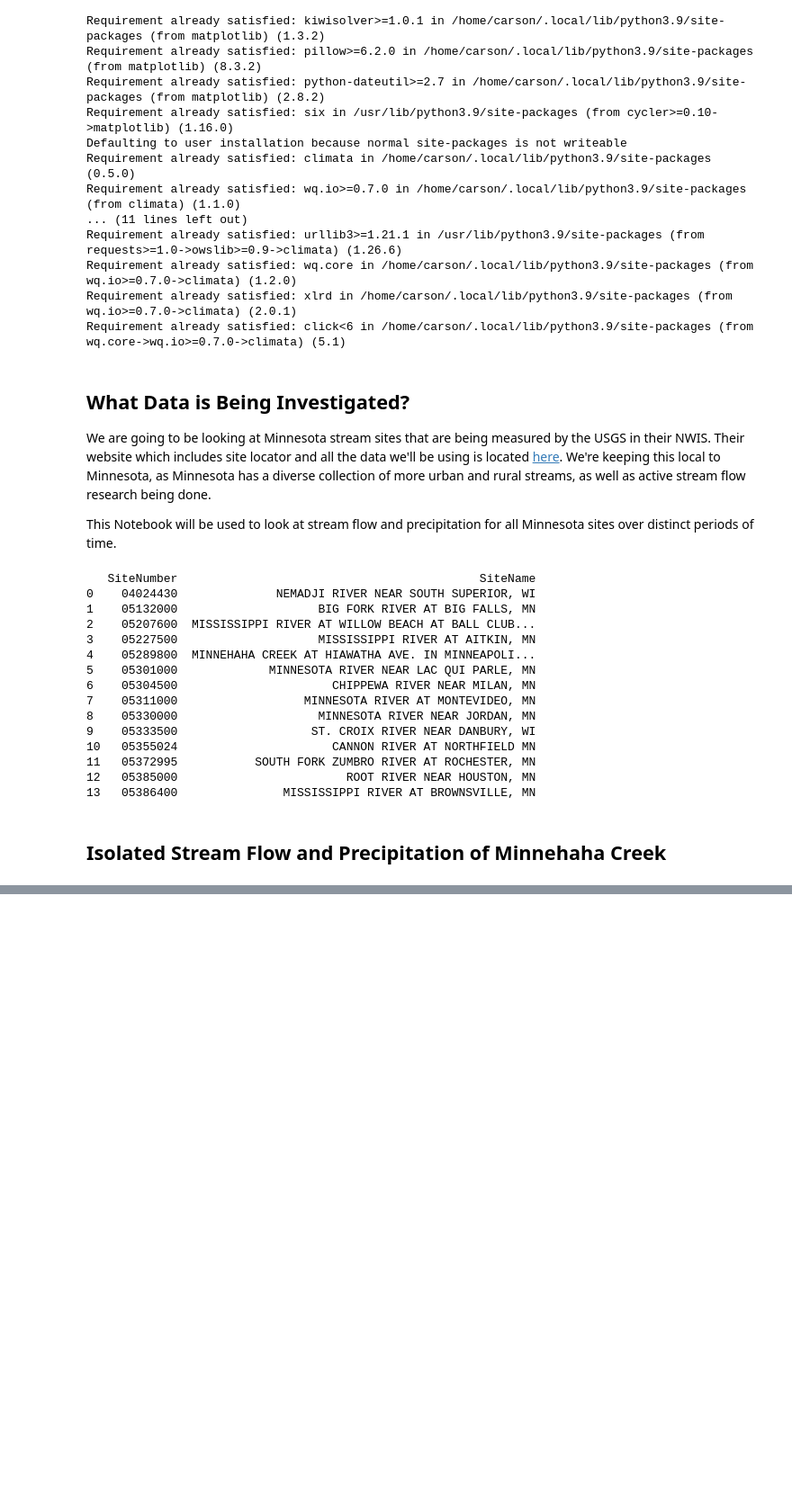
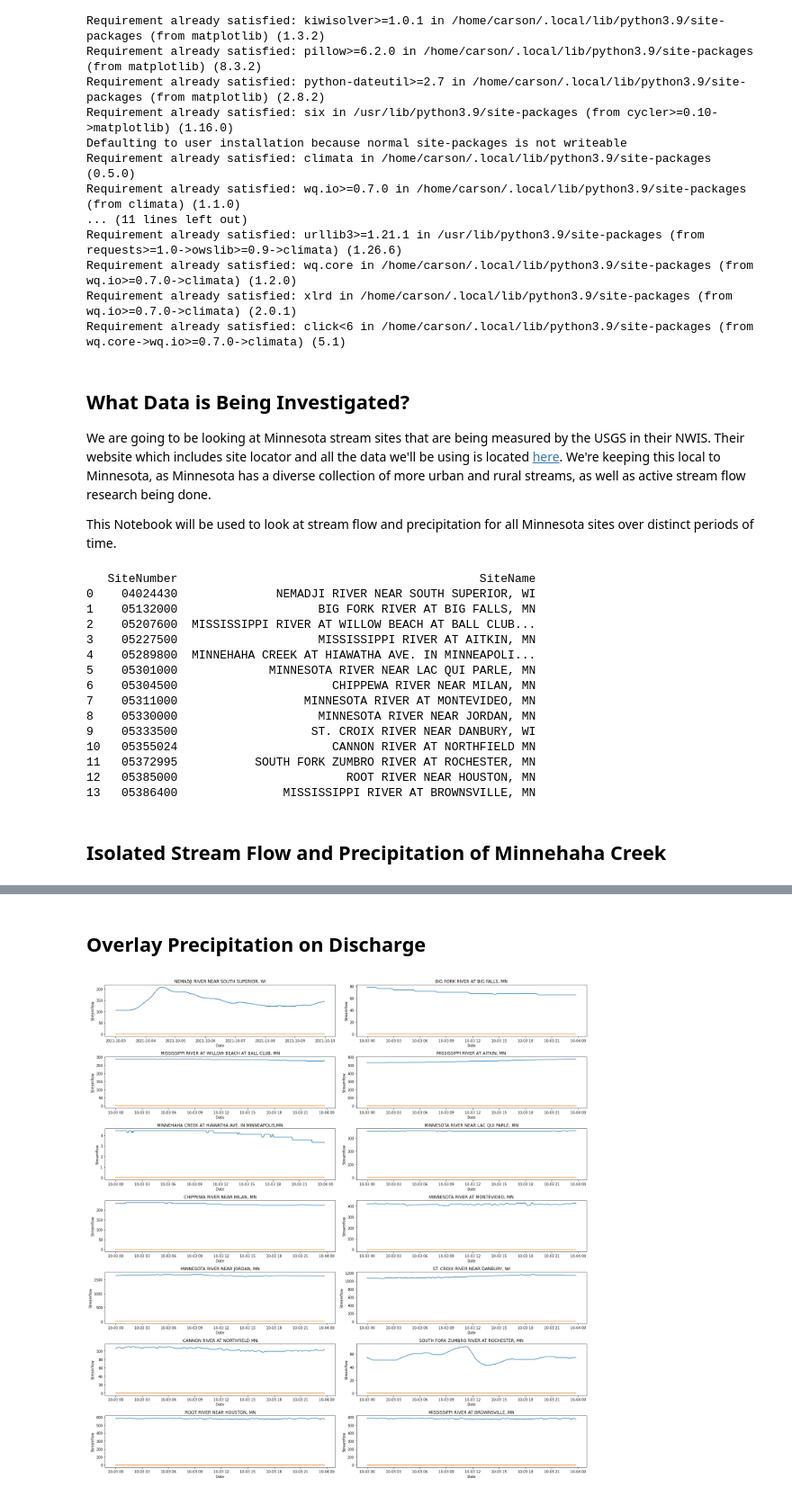
Before and after one commit to Carson-DeSotel/zumbro-flow-prediction, a Jupyter notebook: data-exploration.ipynb, the cells around one changed output, grey strips where cells are left out. Shown: that part at 90% size. Cells and saved outputs as stored; diff of their text form; code cells hidden in the pictures; blank space fills up the shorter version.

```diff
--- a/data-exploration.ipynb
+++ b/data-exploration.ipynb
@@ -141,0 +226,62 @@ data = response.json()
+# %% [markdown]
+## Overlay Precipitation on Discharge
+# %%
+'''
+    Overlay precipitation data over discharge data
+'''
+import matplotlib.pyplot as plt
+
+### Get all Site Codes and Names
+sites = pd.read_csv('sites.csv', converters = {'SiteNumber': lambda x: str(x)})
+sites = sites[['SiteNumber', 'SiteName']]
+
+fig, axes = plt.subplots(nrows = 7,
+                        ncols = 2,
+                        figsize = (20, 20))
+ax = axes.ravel()
+
+### define date range
+dates = [
+    '2021-10-03',
+    '2021-10-09'
+]
+
+### Go through rows in sites
+for index, row in sites.iterrows():
+    site_code = row[0]
+    site_name = row[1]
+
+    # set up payload
+    flow_data = InstantValueIO(
+        start_date = dates[0],             # arbitrary time in October
+        end_date   = dates[1],
+        station    = site_code,
+        parameter  = _DISCHARGE,           # plug in Discharge (ft^3 / s)
+    )
+
+    prec_data = InstantValueIO(
+        start_date = dates[0],             # arbitrary time in October
+        end_date   = dates[1],
+        station    = site_code,
+        parameter  = _PRECIPITATION,       # plug in Precipitation
+    )
+
+    # plot each flow series
+    for flow_series in flow_data:
+        flow    = [r[1] for r in flow_series.data]
+        dates  = [r[0] for r in flow_series.data]
+    for prec_series in prec_data:
+        prec  = [r[1] for r in prec_series.data]
+        dates = [r[0] for r in prec_series.data]
+
+    ax[index].set_xlabel('Date')
+    ax[index].set_ylabel('Streamflow')
+    ax[index].set_title(site_name)
+    ax[index].plot(dates, flow)
+    ax[index].plot(dates, prec)
+
+
+plt.tight_layout()
+plt.show()
+# %% [output]
+[figure, added]
```
Also changed, not shown: parts of 10 cells of this notebook.
